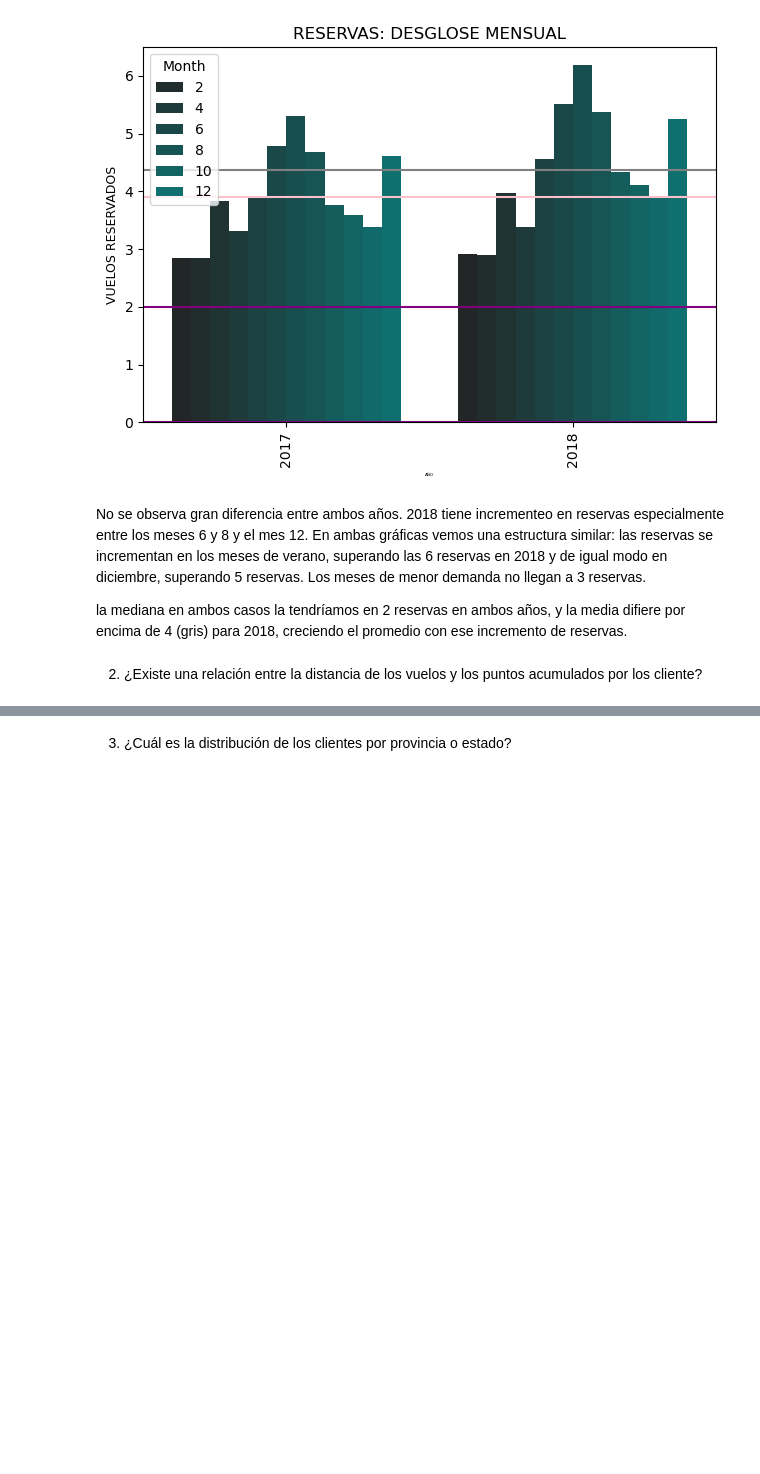
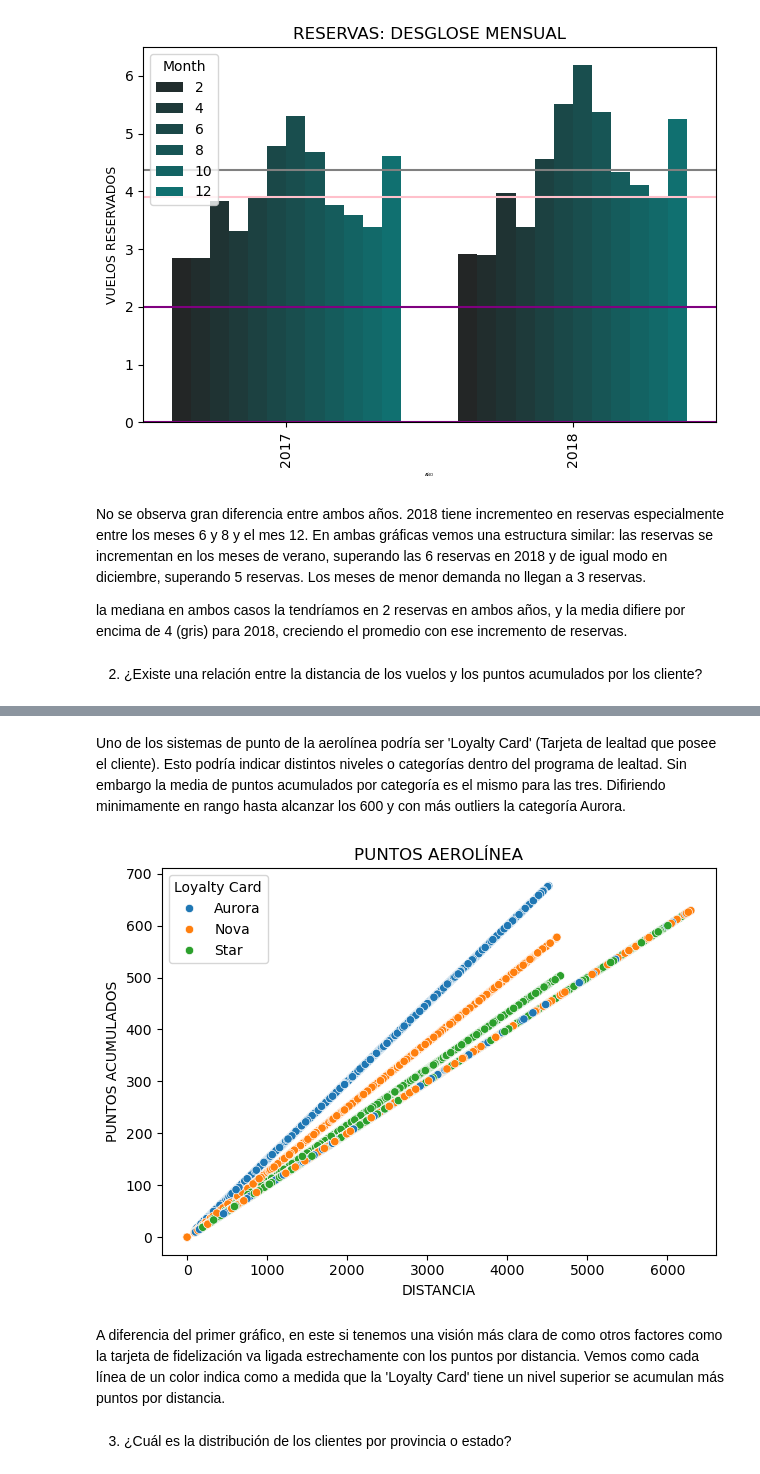
Before and after one commit to Adalab/bda-modulo-3-evaluacion-final-NIEVESPA, a Jupyter notebook: bda-modulo-3-evaluacion-final-NIEVESPA.ipynb, the cells around one changed output, grey strips where cells are left out. Saved outputs shown, nothing was run; the diff lists cells and outputs as text; code cells hidden in the pictures; blank space fills up the shorter version.

```diff
--- a/bda-modulo-3-evaluacion-final-NIEVESPA.ipynb
+++ b/bda-modulo-3-evaluacion-final-NIEVESPA.ipynb
@@ -608,2 +623,20 @@ la mediana en ambos casos la tendríamos en 2 reservas en ambos años, y la medi
+# %% [markdown]
+Uno de los sistemas de punto de la aerolínea podría ser 'Loyalty Card' (Tarjeta de lealtad que posee el cliente). Esto podría indicar distintos niveles o categorías dentro del programa de lealtad. Sin embargo la media de puntos acumulados por categoría es el mismo para las tres. Difiriendo minimamente en rango hasta alcanzar los 600 y con más outliers la categoría Aurora.
+# %%
+sns.scatterplot(x = 'Distance',
+            y = 'Points Accumulated',
+            hue = 'Loyalty Card',
+            data = df_total,
+            c = 'teal')
+plt.xlabel('DISTANCIA')
+plt.ylabel('PUNTOS ACUMULADOS')
+plt.title('PUNTOS AEROLÍNEA')
+plt.tight_layout()
+plt.show();
+# %% [output]
+[figure, added]
+# %% [markdown]
+A diferencia del primer gráfico, en este si tenemos una visión más clara de como otros factores como la tarjeta de fidelización va ligada estrechamente con los puntos por distancia.
+Vemos como cada línea de un color indica como a medida que la 'Loyalty Card' tiene un nivel superior se acumulan más puntos por distancia.
 # %% [markdown]
 3. ¿Cuál es la distribución de los clientes por provincia o estado?
```
Also changed, not shown: parts of 16 cells of this notebook, 8 other files.
